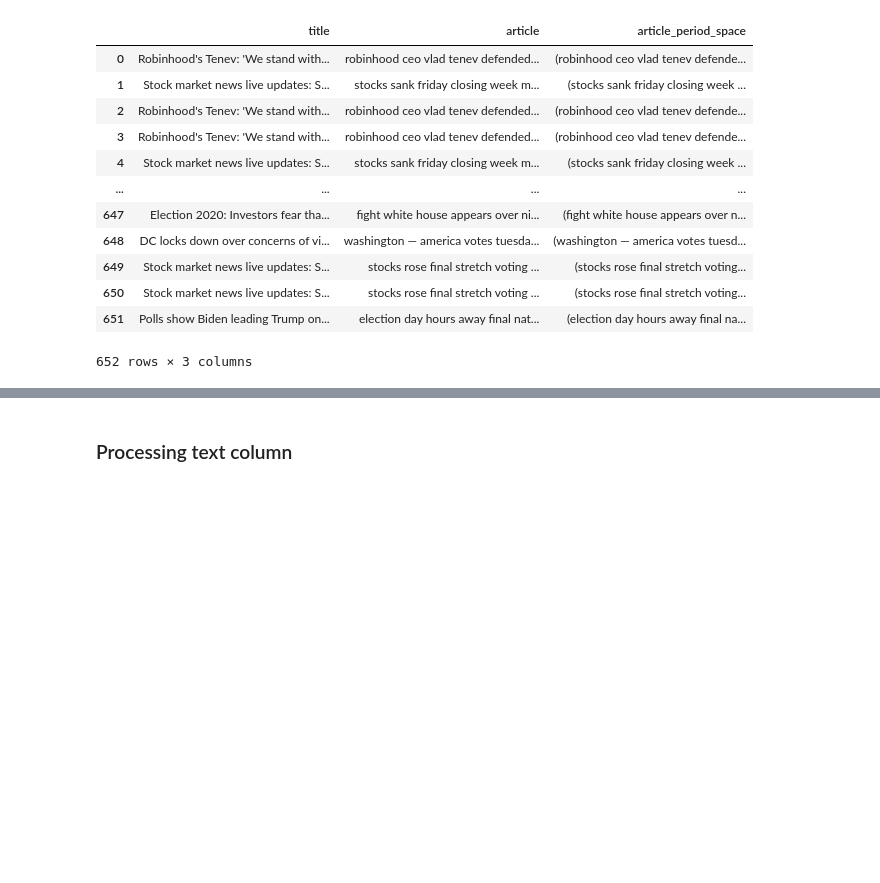
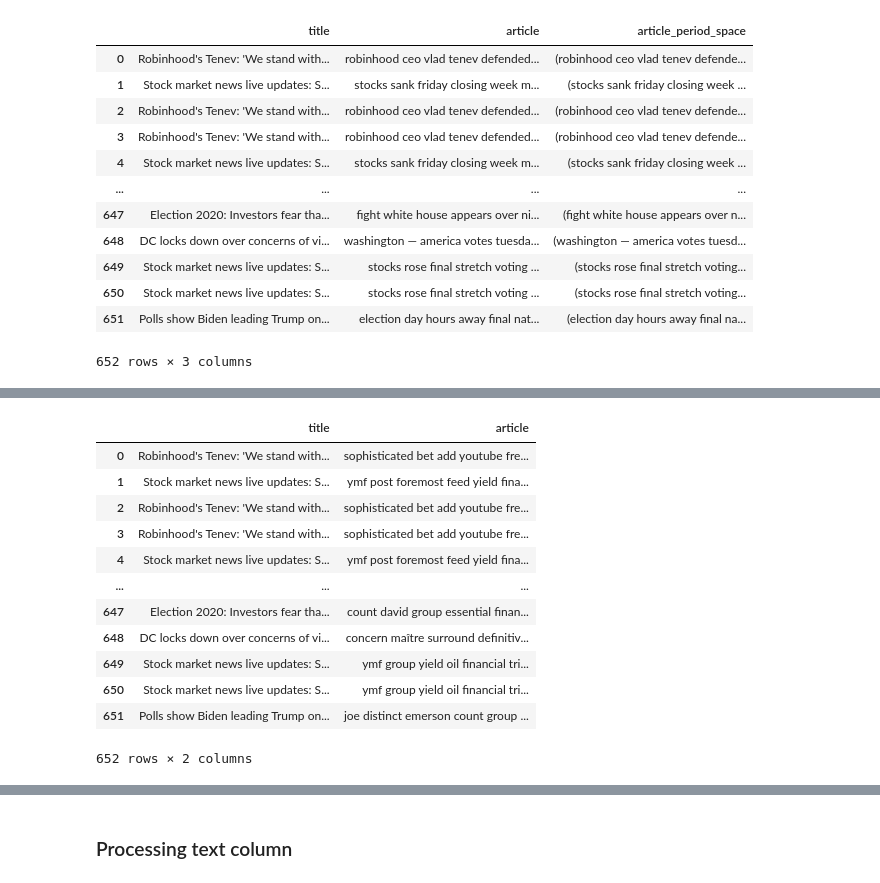
Before and after one commit to selkhayri/Fake_News_Detector, a Jupyter notebook: Data-Mining-With-Python/Final Exam/Final_Exam-Classifier.ipynb, the cells around one changed output, grey strips where cells are left out. Drawn from its saved outputs; the diff is of its cells as text; code cells hidden in the pictures; blank space fills up the shorter version.

```diff
--- a/Data-Mining-With-Python/Final Exam/Final_Exam-Classifier.ipynb
+++ b/Data-Mining-With-Python/Final Exam/Final_Exam-Classifier.ipynb
@@ -239,5 +270,20 @@ articles.drop(columns=["article_period_space"], inplace=True)
 # %%
 # Lemmatize words
 articles.article = lemmatize(articles,"article")
+articles
+# %% [output]
+|  | title | article |
+| 0 | Robinhood's Tenev: 'We stand with... | sophisticated bet add youtube fre... |
+| 1 | Stock market news live updates: S... | ymf post foremost feed yield fina... |
+| 2 | Robinhood's Tenev: 'We stand with... | sophisticated bet add youtube fre... |
+| 3 | Robinhood's Tenev: 'We stand with... | sophisticated bet add youtube fre... |
+| 4 | Stock market news live updates: S... | ymf post foremost feed yield fina... |
+| ... | ... | ... |
+| 647 | Election 2020: Investors fear tha... | count david group essential finan... |
+| 648 | DC locks down over concerns of vi... | concern maître surround definitiv... |
+| 649 | Stock market news live updates: S... | ymf group yield oil financial tri... |
+| 650 | Stock market news live updates: S... | ymf group yield oil financial tri... |
+| 651 | Polls show Biden leading Trump on... | joe distinct emerson count group ... |
+652 rows × 2 columns
 # %%
 articles["len"] = articles["article"].apply(lambda x: len(x))
```
Also changed, not shown: parts of 12 cells of this notebook, 4 other files.
